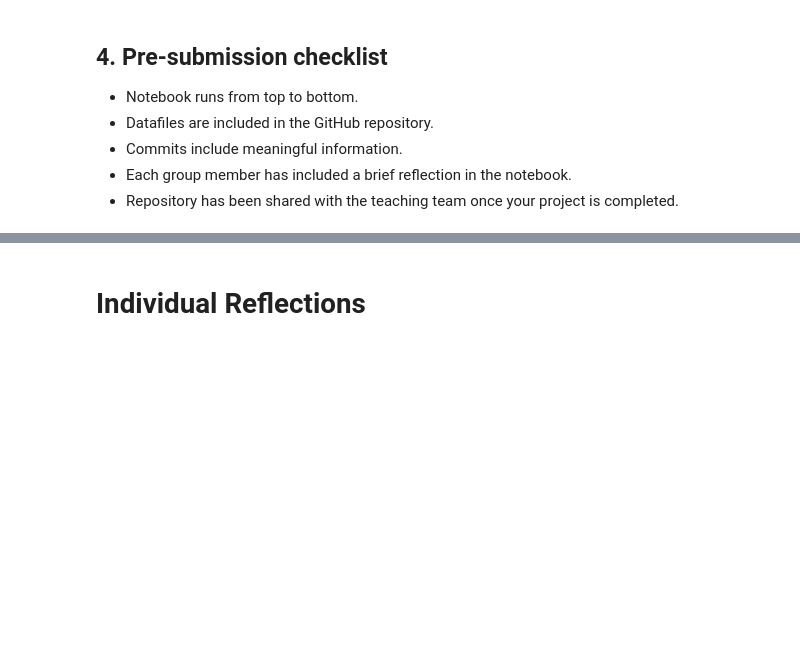
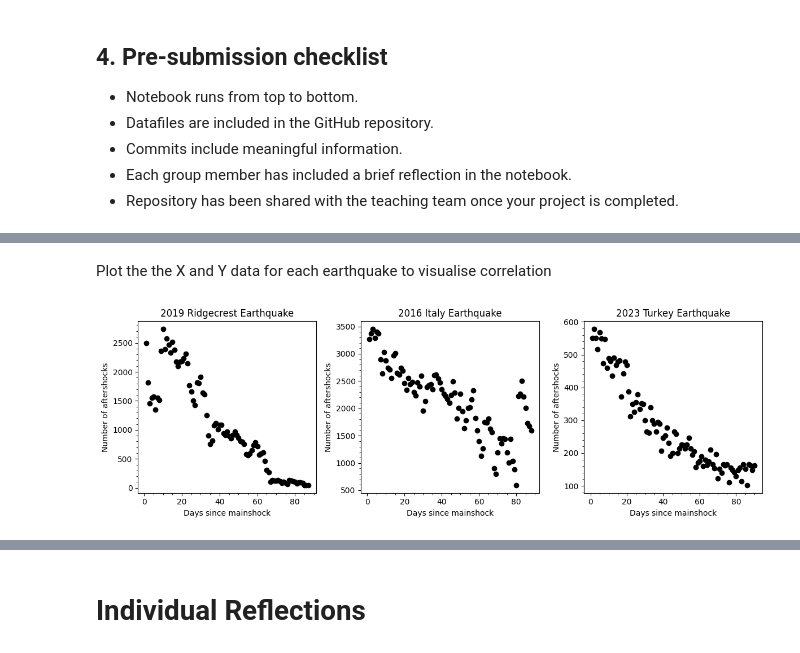
Before and after one commit to JustinMann123/EMSC2010_W2_P1_NB1_u8350605.ipynb, a Jupyter notebook: Copy_of_EMSC2010_A2_Weekly_Project_4.ipynb, the cells around one changed output, grey strips where cells are left out. Cells and saved outputs as stored; diff of their text form; code cells hidden in the pictures; blank space fills up the shorter version.

```diff
--- a/Copy_of_EMSC2010_A2_Weekly_Project_4.ipynb
+++ b/Copy_of_EMSC2010_A2_Weekly_Project_4.ipynb
@@ -58,0 +357,26 @@ Repeat text as required.
+# %% [markdown]
+Plot the the X and Y data for each earthquake to visualise correlation
+# %%
+fig, axes = plt.subplots(1, 3, figsize=(12, 4))
+
+axes[0].plot(x_california,y_california,'ok')
+axes[0].set_title('2019 Ridgecrest Earthquake')
+axes[0].set_xlabel('Days since mainshock')
+axes[0].set_ylabel('Number of aftershocks')
+axes[0].minorticks_on()
+
+axes[1].plot(x_italy,y_italy,'ok')
+axes[1].set_title('2016 Italy Earthquake')
+axes[1].set_xlabel('Days since mainshock')
+axes[1].set_ylabel('Number of aftershocks')
+axes[1].minorticks_on()
+
+axes[2].plot(x_turkey,y_turkey,'ok')
+axes[2].set_title('2023 Turkey Earthquake')
+axes[2].set_xlabel('Days since mainshock')
+axes[2].set_ylabel('Number of aftershocks')
+axes[2].minorticks_on()
+
+plt.tight_layout()
+# %% [output]
+[figure, added]
```
Also changed, not shown: parts of 43 cells of this notebook.
